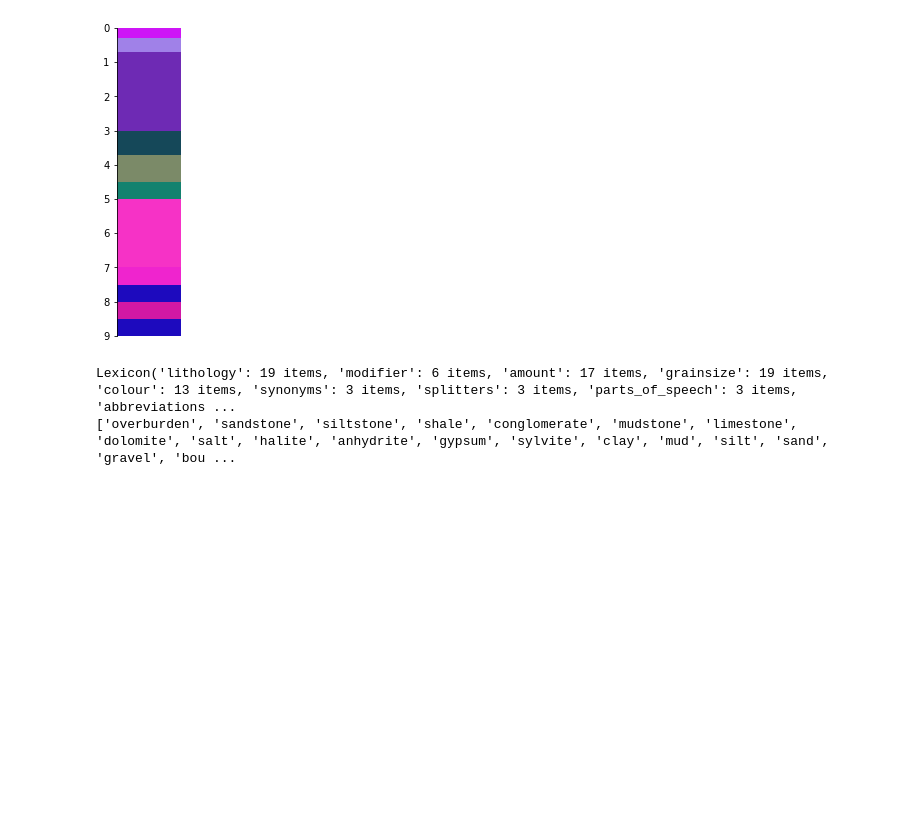
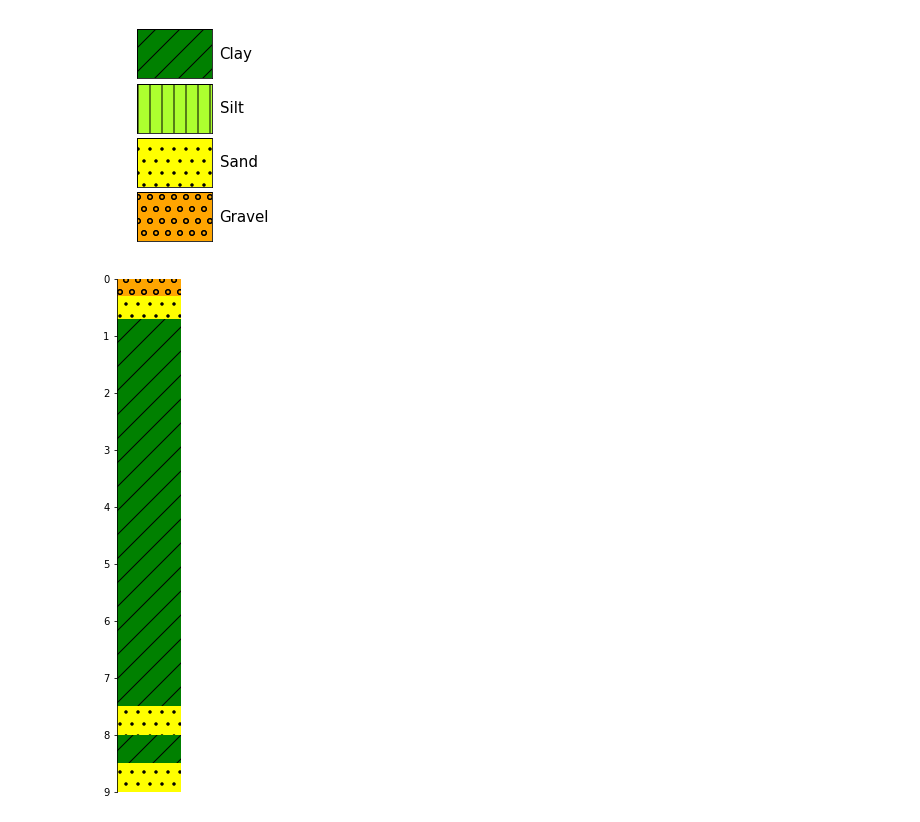
Before and after one commit to asitha-sena/python-ags4, a Jupyter notebook: examples/Plot_locations_and_create_strip_log.ipynb, the cells around one changed output. Saved outputs shown, nothing was run; the diff lists cells and outputs as text; code cells hidden in the pictures; blank space fills up the shorter version.

```diff
--- a/examples/Plot_locations_and_create_strip_log.ipynb
+++ b/examples/Plot_locations_and_create_strip_log.ipynb
@@ -145,35 +109,34 @@ tables['GEOL'].head()
-# %%
-# Index data to LOCA_ID to allowing filtering
-log = tables['GEOL'].set_index('LOCA_ID')
-
-# Set borehole from the dataset
-index = ['CP2A15CE']
-
-# Filter Data by index
-bhlog = log.loc[index]
-
-# You will want a lexicon of some kind:
-lexicon = Lexicon.default()
-
-legend = Legend.default()
-
-# We will then make a list of intervals from our data:
-intervals = []
-for top, base, description in bhlog['GEOL_TOP GEOL_BASE GEOL_DESC'.split()].values:
-    intervals.append(Interval(top=top, base=base, description=description, lexicon=lexicon))
-
-# Then make a striplog from the list:
-slog = Striplog(list_of_Intervals=intervals)
-
-# Plot Lithology
-slog.plot(ladder=True, aspect=3, ticks=1)
-# %% [output]
-[figure, removed]
-# %%
-# Review what Lexicon pulled out from the GEOL_DESC column
-print(lexicon)
-
-print(lexicon.lithology)
-# %% [output]
-Lexicon('lithology': 19 items, 'modifier': 6 items, 'amount': 17 items, 'grainsize': 19 items, 'colour': 13 items, 'synonyms': 3 items, 'splitters': 3 items, 'parts_of_speech': 3 items, 'abbreviations ...
-['overburden', 'sandstone', 'siltstone', 'shale', 'conglomerate', 'mudstone', 'limestone', 'dolomite', 'salt', 'halite', 'anhydrite', 'gypsum', 'sylvite', 'clay', 'mud', 'silt', 'sand', 'gravel', 'bou ...
+# %%
+from striplog import Legend, Lexicon, Interval, Component, Striplog
+
+# Create custom legend
+l = u"""colour, component lithology, hatch
+orange, GRAVEL, o
+yellow, SAND, .
+greenyellow, SILT, |
+green, CLAY, /
+"""
+legend = Legend.from_csv(text=l)
+legend.plot()
+
+# Initiate list to store intervals/layers
+intervals = []
+
+# You will want a lexicon of some kind to interpret entries in GEOL_DESC
+lexicon = Lexicon.default()
+
+# Pick a location of interest and extract layer information from the GEOL table
+GEOL = AGS4.convert_to_numeric(tables['GEOL'])
+
+for row in GEOL.loc[GEOL.LOCA_ID.eq('CP2A15CE'), :].to_dict(orient='records'):
+    interval = Interval(top=row['GEOL_TOP'], base=row['GEOL_BASE'], description=row['GEOL_DESC'], lexicon=lexicon)
+    intervals.append(interval)
+
+# Then make a striplog from the list:
+slog = Striplog(list_of_Intervals=intervals)
+
+# Plot Lithology
+slog.plot(ladder=True, aspect=5, ticks=1, legend=legend, match_only=['lithology'])
+# %% [output]
+[figure, added]
+[figure, added]
```
Also changed, not shown: parts of 21 cells of this notebook, 1 other file.
